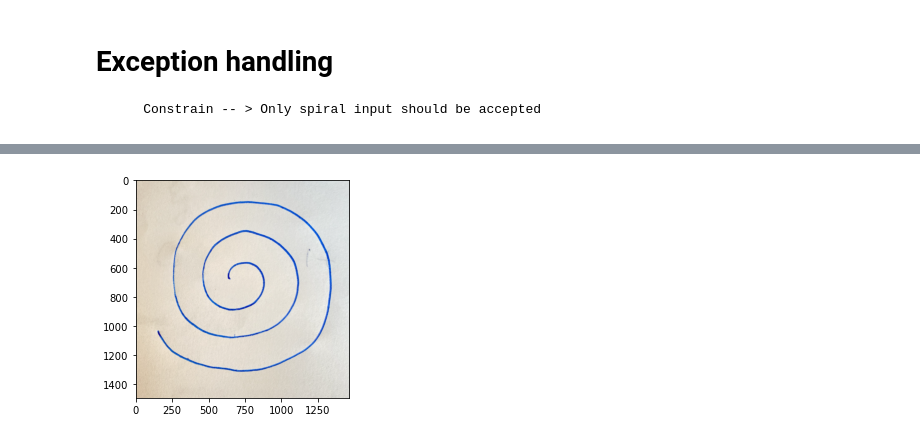
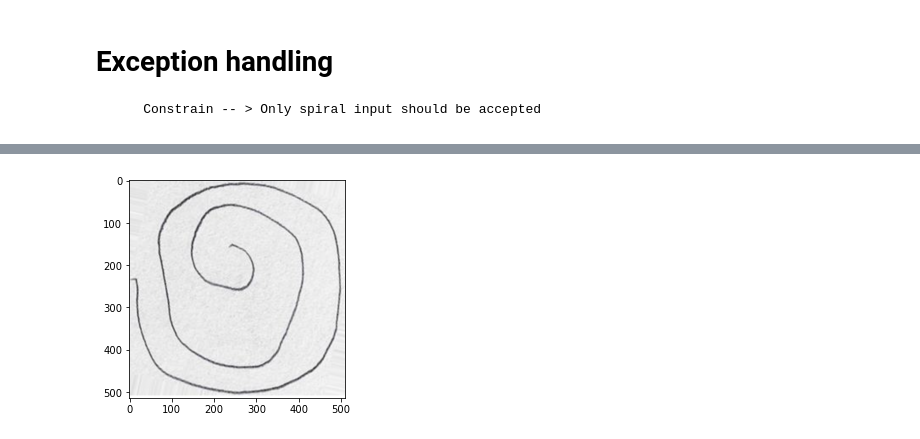
Before and after one commit to mahimairaja/Parkinson_Detection_spiral, a Jupyter notebook: Parkinson_Detection/Hand_drawings/Exception_Handing.ipynb, the cells around one changed output, grey strips where cells are left out. Cells and saved outputs as stored; diff of their text form; code cells hidden in the pictures.

```diff
--- a/Parkinson_Detection/Hand_drawings/Exception_Handing.ipynb
+++ b/Parkinson_Detection/Hand_drawings/Exception_Handing.ipynb
@@ -10,10 +120,13 @@ import matplotlib.pyplot as plt
 # %%
 cur_dir = os.getcwd()
-img_path = ('/Users/mahimairaja/Desktop/test2.png')
+img_path = os.path.join('/Users/mahimairaja/Desktop/jsdf.png')
 
 img = cv2.imread(img_path)
 img = cv2.cvtColor(img, cv2.COLOR_BGR2RGB)
+# img = cv2.cvtColor(img, cv2.COLOR_RGB2GRAY)
+# (thresh, img) = cv2.threshold(img, 127, 255, cv2.THRESH_BINARY)
+
 plt.imshow(img)
 plt.show()
 # %% [output]
-[figure, old version]
+[figure, new version]
```
Also changed, not shown: parts of 10 cells of this notebook.
